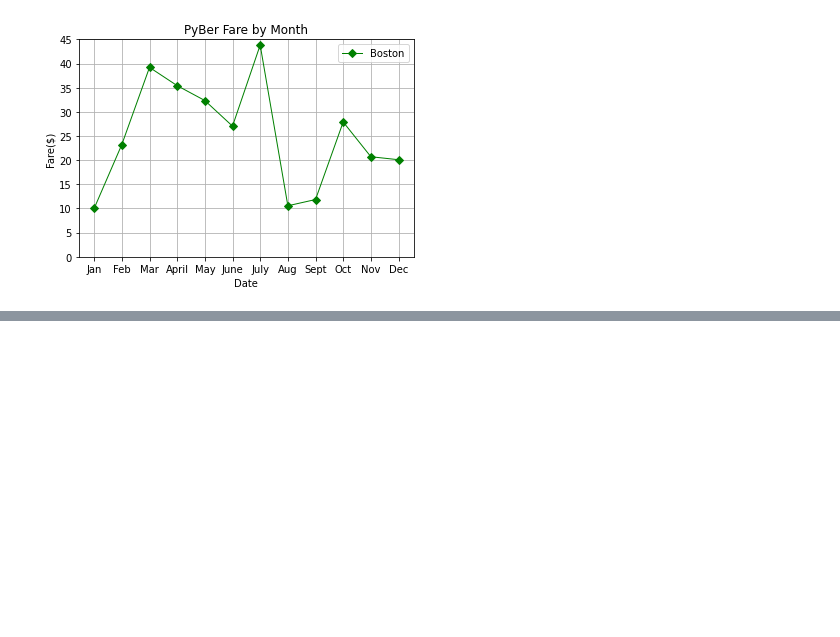
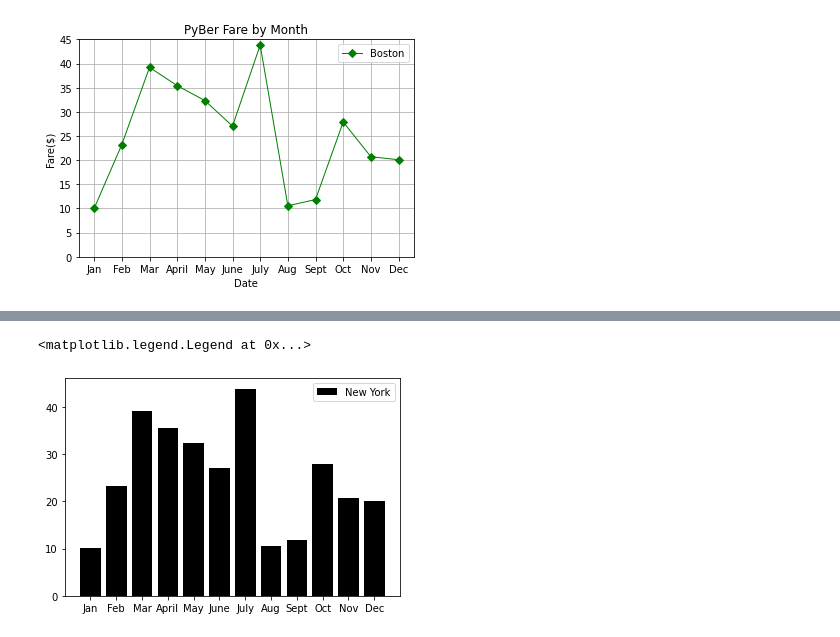
Before and after one commit to velasciraptor/PyBer_Analysis, a Jupyter notebook: matplotlib_practice.ipynb, the cells around one changed output, grey strips where cells are left out. Cells and saved outputs as stored; diff of their text form; code cells hidden in the pictures; blank space fills up the shorter version.

```diff
--- a/matplotlib_practice.ipynb
+++ b/matplotlib_practice.ipynb
@@ -60,0 +93,11 @@ plt.legend()
+# %%
+## BAR CHARTS ## OBJECT-ORIENTED METHOD
+
+# BAR CHART
+# Create the plot with ax.plt()
+fig, ax = plt.subplots()
+ax.bar(x_axis, y_axis, color="black", label="New York")
+ax.legend()
+# %% [output]
+<matplotlib.legend.Legend at 0x...>
+[figure, added]
```
Also changed, not shown: parts of 5 cells of this notebook.
